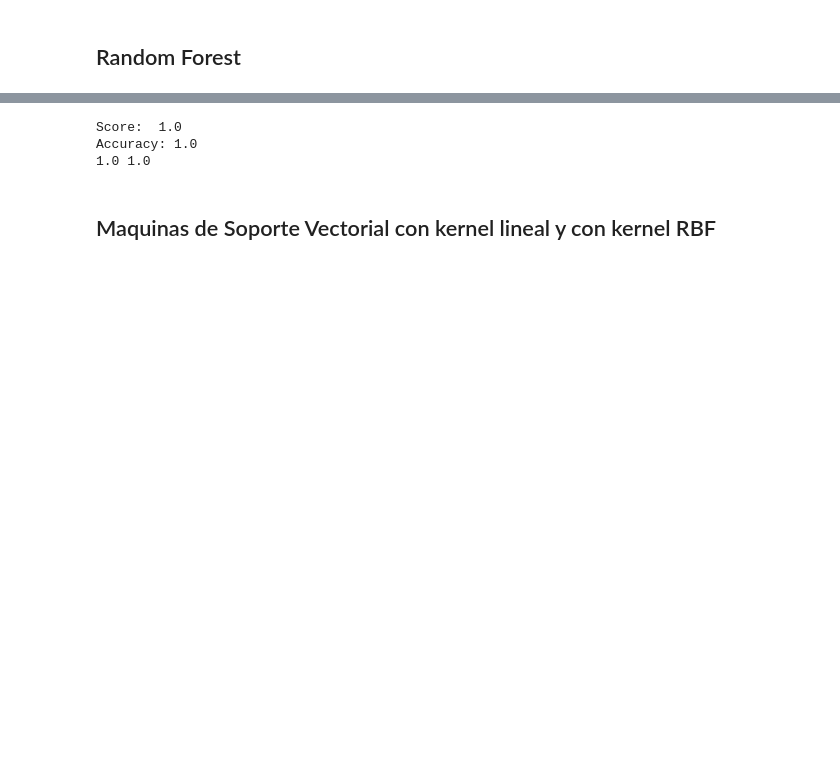
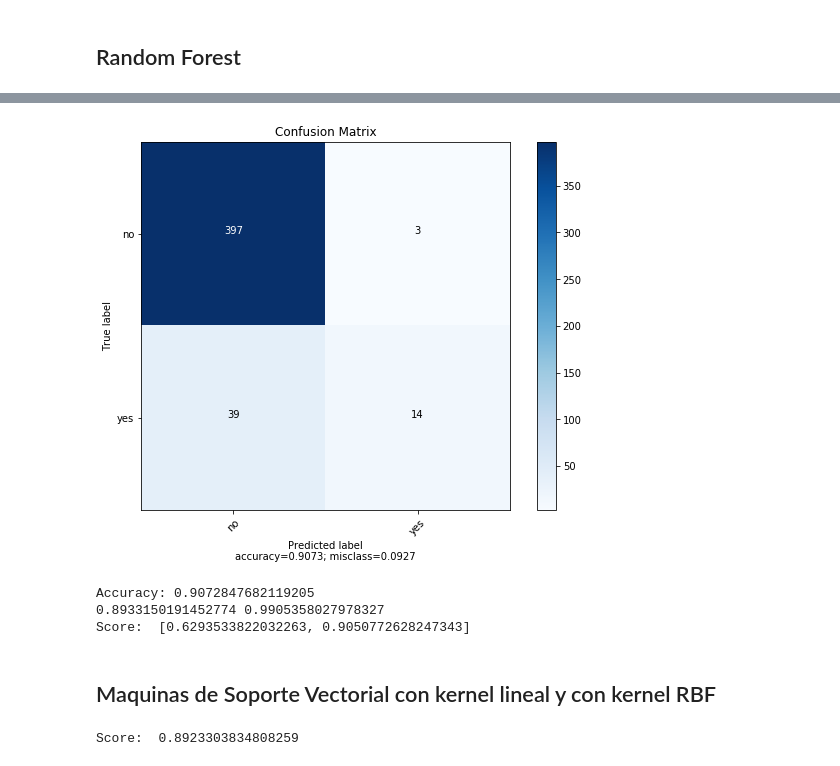
Before and after one commit to daemonsoft/Bank_Marketing_ML, a Jupyter notebook: Proyecto.ipynb, the cells around one changed output, grey strips where cells are left out. Drawn from its saved outputs; the diff is of its cells as text; code cells hidden in the pictures; blank space fills up the shorter version.

```diff
--- a/Proyecto.ipynb
+++ b/Proyecto.ipynb
@@ -219,19 +219,21 @@ ValueError: Classification metrics can't handle a mix of binary and continuous t
 # %%
-rfc = RandomForestClassifier(n_estimators=5)
-
-#train model
-rfc.fit(X_train, y_train)
 rfc_pred = rfc.predict(X_test)
 
-print('Score: ', rfc.score(X_train, y_train))
+# Making the Confusion Matrix
+cm = confusion_matrix(y_test, rfc_pred)
+plot_confusion_matrix(cm, normalize    = False,
+                      target_names = ['no', 'yes'],
+                      title        = "Confusion Matrix")
 
 print("Accuracy:", accuracy_score(y_test, rfc_pred))
 
-rfc_results = cross_validate(rfc, X_train, y_train, cv=5)
+rfc_results = cross_validate(rfc, X_train, y_train, cv=5, return_train_score=True)
 print(np.mean(rfc_results['test_score']), np.mean(rfc_results['train_score']))
+print('Score: ', score)
 # %% [output]
+[figure, added]
-Score:  1.0
-Accuracy: 1.0
-1.0 1.0
+Accuracy: 0.9072847682119205
+0.8933150191452774 0.9905358027978327
+Score:  [0.6293533822032263, 0.9050772628247343]
 # %% [markdown]
 ## Maquinas de Soporte Vectorial con kernel lineal y con kernel RBF
@@ -241,0 +240,8 @@ Accuracy: 1.0
+# %%
+# Lineal
+
+linear = svm.SVC(C=1, kernel='linear')
+linear.fit(X_train, y_train)
+print('Score: ', linear.score(X_train, y_train))
+# %% [output]
+Score:  0.8923303834808259
```
Also changed, not shown: parts of 18 cells of this notebook.
